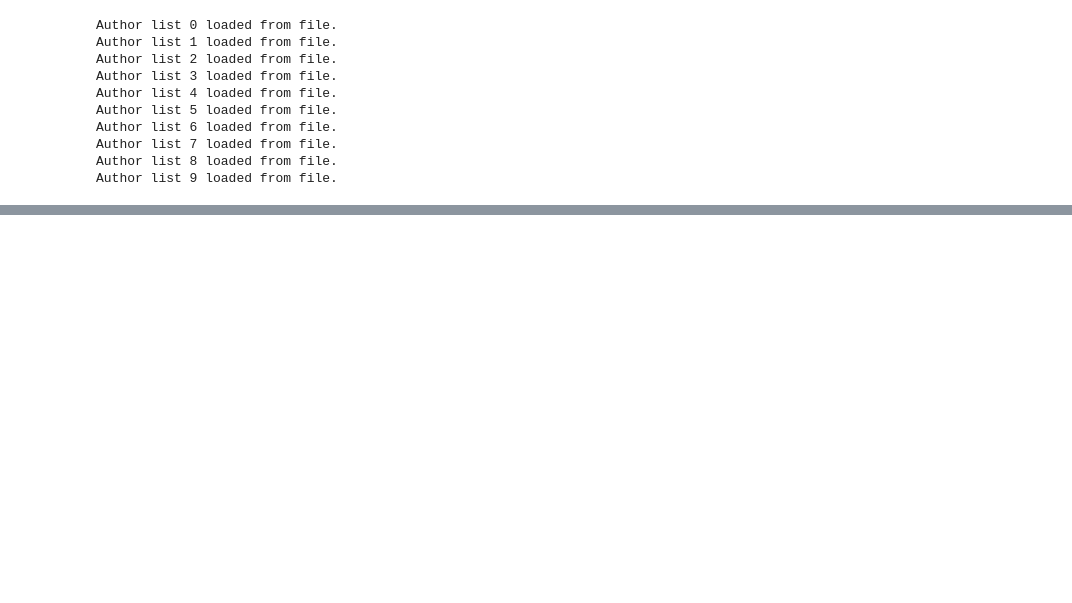
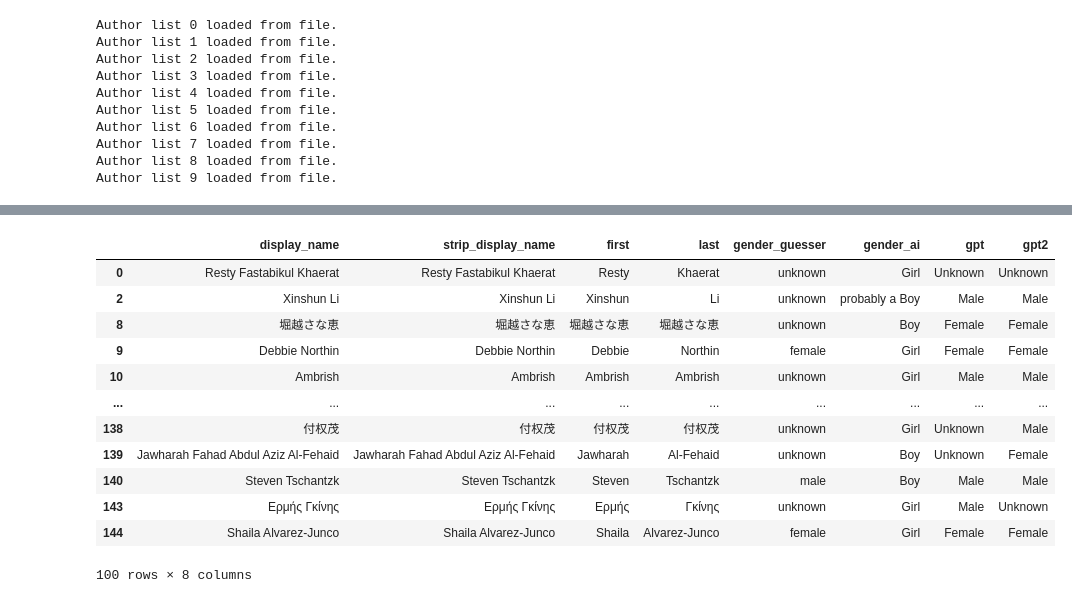
Before and after one commit to jkatz9/Project-3, a Jupyter notebook: doodles.ipynb, the cells around one changed output, grey strips where cells are left out. Drawn from its saved outputs; the diff is of its cells as text; code cells hidden in the pictures; blank space fills up the shorter version.

Commit message:
On branch justin  Your branch is up to date with 'origin/justin'.
 Changes to be committed:
	modified:   doodles.ipynb
	new file:   get_gender.py

```diff
--- a/doodles.ipynb
+++ b/doodles.ipynb
@@ -98,0 +137,14 @@ Name: works, dtype: object
+# %%
+import re
+df['strip_display_name'] = df['display_name'].str.replace(
+    '\.\s?', ' ', regex=True)
+
+# Filter the DataFrame
+filtered_df = df[~df['strip_display_name'].str.match(r'^\b\w{1,2}\b ')]
+
+# Split 'strip_display_name' into 'first' and 'last' using .loc to avoid SettingWithCopyWarning
+filtered_df.loc[:,
+                'first'] = filtered_df['strip_display_name'].str.split().str[0]
+filtered_df.loc[:,
+                'last'] = filtered_df['strip_display_name'].str.split().str[-1]
+filtered_df.head(100)
@@ -98,0 +175,45 @@ Name: works, dtype: object
+# %%
+# from chicksexer import predict_gender
+import gender_ai as g
+import gender_guesser.detector as gender_guesser
+d = gender_guesser.Detector()
+
+
+gdf = filtered_df.copy().head(100)
+gdf['gender_guesser'] = gdf['first'].apply(lambda x: d.get_gender(x))
+gdf['gender_ai'] = gdf['first'].apply(lambda x: g.predict(x))
+# gdf['chicksexer'] = gdf['first'].apply(lambda x: predict_gender(x))
+# %%
+from openai import OpenAI
+import os
+
+client = OpenAI(api_key=os.getenv("OPENAI_API_KEY"))
+
+
+def get_gender_prediction(input_string):
+    response = client.responses.create(
+        model='gpt-3.5-turbo',
+        instructions='You are a helpful assistant that determines the most likely gender of a person with specified name: responding only with "Male", "Female", or "Unknown".',
+        input=f"{input_string}."
+    )
+    # Extract the response text
+    gender = response.output_text
+    return gender
+# %%
+gdf['gpt2'] = gdf['display_name'].apply(lambda x: get_gender_prediction(x))
+# %%
+gdf
+# %% [output]
+|  | display_name | strip_display_name | first | last | gender_guesser | gender_ai | gpt | gpt2 |
+| 0 | Resty Fastabikul Khaerat | Resty Fastabikul Khaerat | Resty | Khaerat | unknown | Girl | Unknown | Unknown |
+| 2 | Xinshun Li | Xinshun Li | Xinshun | Li | unknown | probably a Boy | Male | Male |
+| 8 | 堀越さな恵 | 堀越さな恵 | 堀越さな恵 | 堀越さな恵 | unknown | Boy | Female | Female |
+| 9 | Debbie Northin | Debbie Northin | Debbie | Northin | female | Girl | Female | Female |
+| 10 | Ambrish | Ambrish | Ambrish | Ambrish | unknown | Girl | Male | Male |
+| ... | ... | ... | ... | ... | ... | ... | ... | ... |
+| 138 | 付权茂 | 付权茂 | 付权茂 | 付权茂 | unknown | Girl | Unknown | Male |
+| 139 | Jawharah Fahad Abdul Aziz Al-Fehaid | Jawharah Fahad Abdul Aziz Al-Fehaid | Jawharah | Al-Fehaid | unknown | Boy | Unknown | Female |
+| 140 | Steven Tschantzk | Steven Tschantzk | Steven | Tschantzk | male | Boy | Male | Male |
+| 143 | Ερμής Γκίνης | Ερμής Γκίνης | Ερμής | Γκίνης | unknown | Girl | Male | Unknown |
+| 144 | Shaila Alvarez-Junco | Shaila Alvarez-Junco | Shaila | Alvarez-Junco | female | Girl | Female | Female |
+100 rows × 8 columns
```
Also changed, not shown: parts of 7 cells of this notebook, 1 other file.
